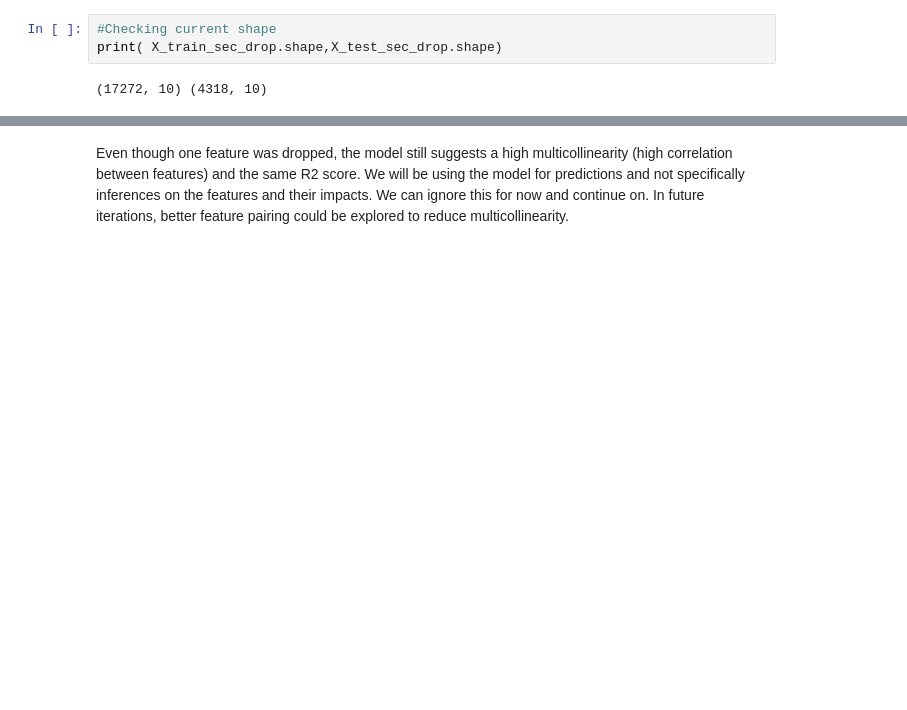
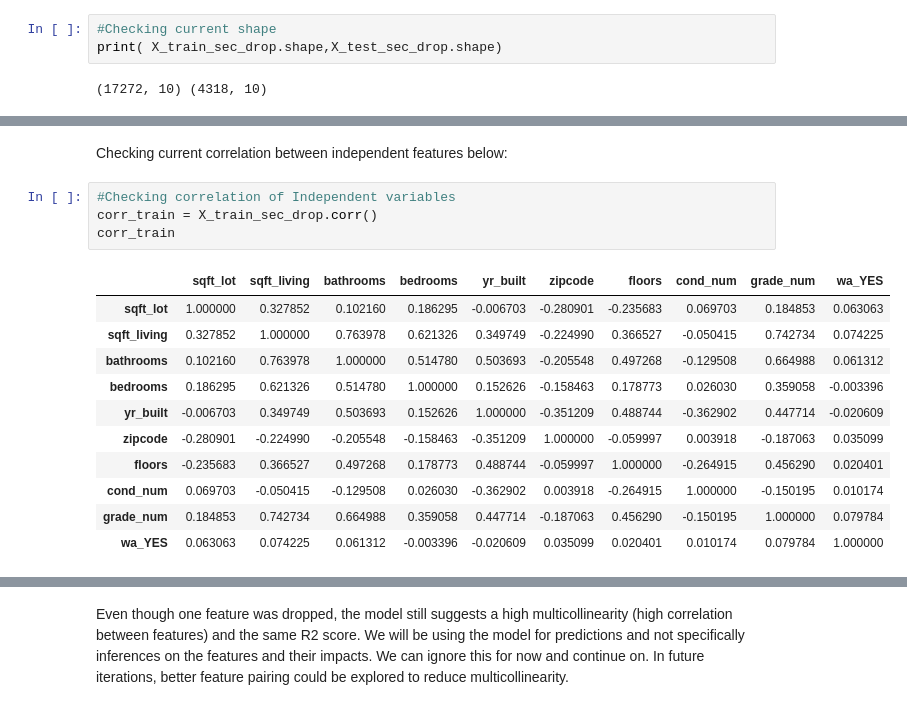
Before and after one commit to Dmvinedata/dsc-phase-2-project-v2-3, a Jupyter notebook: P2_RE_Prediction_DJ.ipynb, the cells around one changed output, grey strips where cells are left out. Cells and saved outputs as stored; diff of their text form; blank space fills up the shorter version.

```diff
--- a/P2_RE_Prediction_DJ.ipynb
+++ b/P2_RE_Prediction_DJ.ipynb
@@ -1091,3 +1092,21 @@ Notes:
 [1] Standard Errors assume that the covariance matrix of the errors is correctly specified.
 [2] The condition number is large, 2.08e+08. This might indicate that there are
 strong multicollinearity or other numerical problems.
+# %% [markdown]
+Checking current correlation between independent features below:
+# %%
+#Checking correlation of Independent variables
+corr_train = X_train_sec_drop.corr()
+corr_train
+# %% [output]
+|  | sqft_lot | sqft_living | bathrooms | bedrooms | yr_built | zipcode | floors | cond_num | grade_num | wa_YES |
+| sqft_lot | 1.000000 | 0.327852 | 0.102160 | 0.186295 | -0.006703 | -0.280901 | -0.235683 | 0.069703 | 0.184853 | 0.063063 |
+| sqft_living | 0.327852 | 1.000000 | 0.763978 | 0.621326 | 0.349749 | -0.224990 | 0.366527 | -0.050415 | 0.742734 | 0.074225 |
+| bathrooms | 0.102160 | 0.763978 | 1.000000 | 0.514780 | 0.503693 | -0.205548 | 0.497268 | -0.129508 | 0.664988 | 0.061312 |
+| bedrooms | 0.186295 | 0.621326 | 0.514780 | 1.000000 | 0.152626 | -0.158463 | 0.178773 | 0.026030 | 0.359058 | -0.003396 |
+| yr_built | -0.006703 | 0.349749 | 0.503693 | 0.152626 | 1.000000 | -0.351209 | 0.488744 | -0.362902 | 0.447714 | -0.020609 |
+| zipcode | -0.280901 | -0.224990 | -0.205548 | -0.158463 | -0.351209 | 1.000000 | -0.059997 | 0.003918 | -0.187063 | 0.035099 |
+| floors | -0.235683 | 0.366527 | 0.497268 | 0.178773 | 0.488744 | -0.059997 | 1.000000 | -0.264915 | 0.456290 | 0.020401 |
+| cond_num | 0.069703 | -0.050415 | -0.129508 | 0.026030 | -0.362902 | 0.003918 | -0.264915 | 1.000000 | -0.150195 | 0.010174 |
+| grade_num | 0.184853 | 0.742734 | 0.664988 | 0.359058 | 0.447714 | -0.187063 | 0.456290 | -0.150195 | 1.000000 | 0.079784 |
+| wa_YES | 0.063063 | 0.074225 | 0.061312 | -0.003396 | -0.020609 | 0.035099 | 0.020401 | 0.010174 | 0.079784 | 1.000000 |
```
Also changed, not shown: parts of 43 cells of this notebook, 2 other files.
